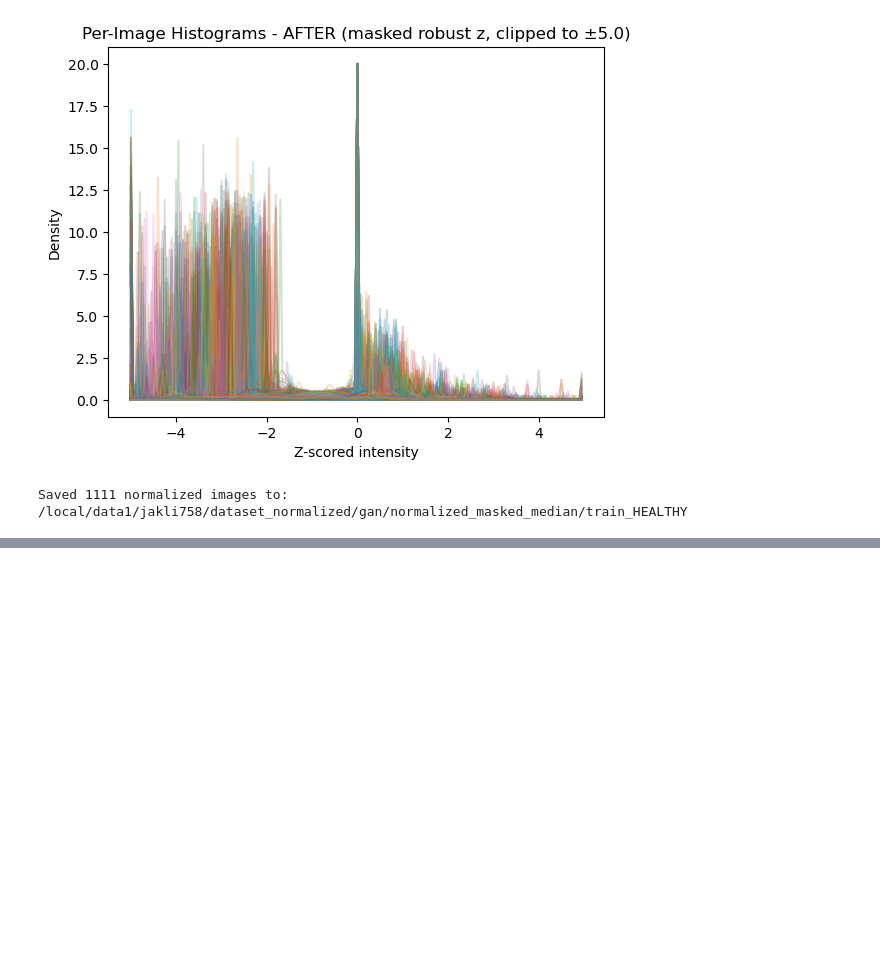
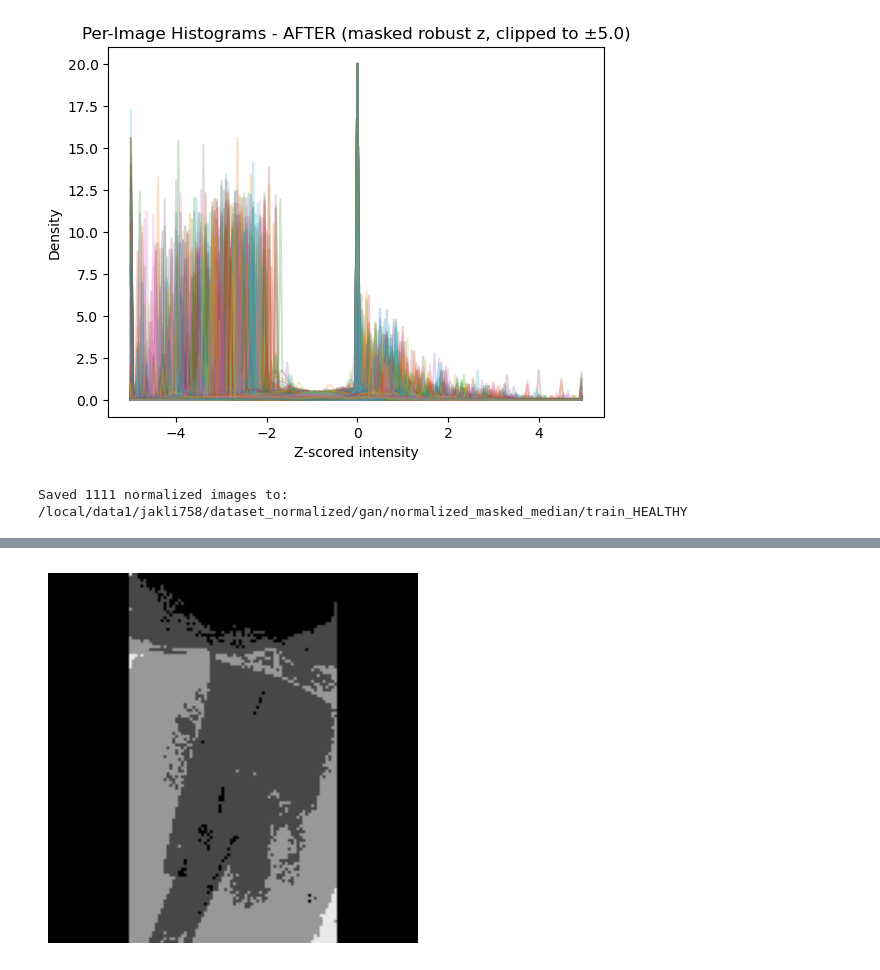
Before and after one commit to jakli758/thesis_code, a Jupyter notebook: test_preprocessing.ipynb, the cells around one changed output, grey strips where cells are left out. Saved outputs shown, nothing was run; the diff lists cells and outputs as text; code cells hidden in the pictures; blank space fills up the shorter version.

```diff
--- a/test_preprocessing.ipynb
+++ b/test_preprocessing.ipynb
@@ -1157,0 +1172,25 @@ utils.
+# %%
+import cv2
+import numpy as np
+import matplotlib.pyplot as plt
+
+# example values (replace with the ones printed during normalization)
+global_mean = np.array([71.68476104736328, 71.68476104736328, 71.68476104736328])
+global_std = np.array([80.70891571044922, 80.70891571044922, 80.70891571044922])
+
+# read normalized image
+img = cv2.imread(f"{path}normalized_gray_128/train_AFF/patient_9_AFF_class_1_modality_CR_scanoccasion_0_imagenumber_5.png", cv2.IMREAD_COLOR)
+img = cv2.cvtColor(img, cv2.COLOR_BGR2RGB).astype(np.float32)
+
+# revert normalization
+restored = (img - 128) * global_std + global_mean
+
+# clip to valid uint8 range
+restored = np.clip(restored, 0, 255).astype(np.uint8)
+
+# visualize
+plt.imshow(restored)
+plt.axis("off")
+plt.show()
+# %% [output]
+[figure, added]
```
Also changed, not shown: parts of 13 cells of this notebook, 7 other files.
